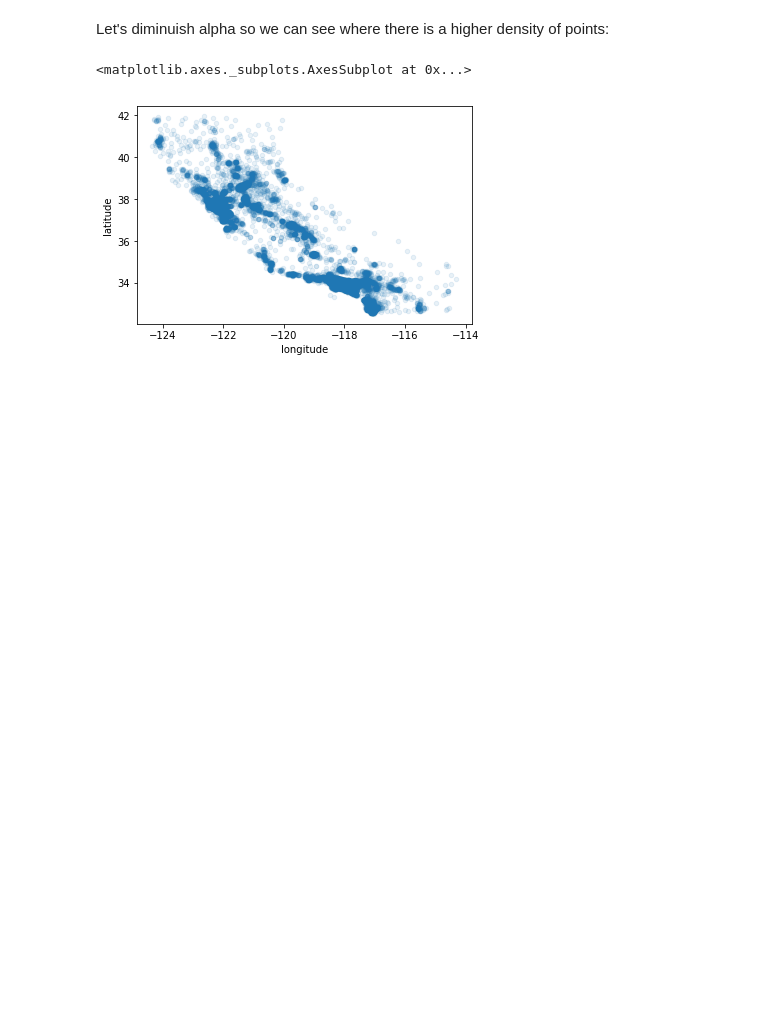
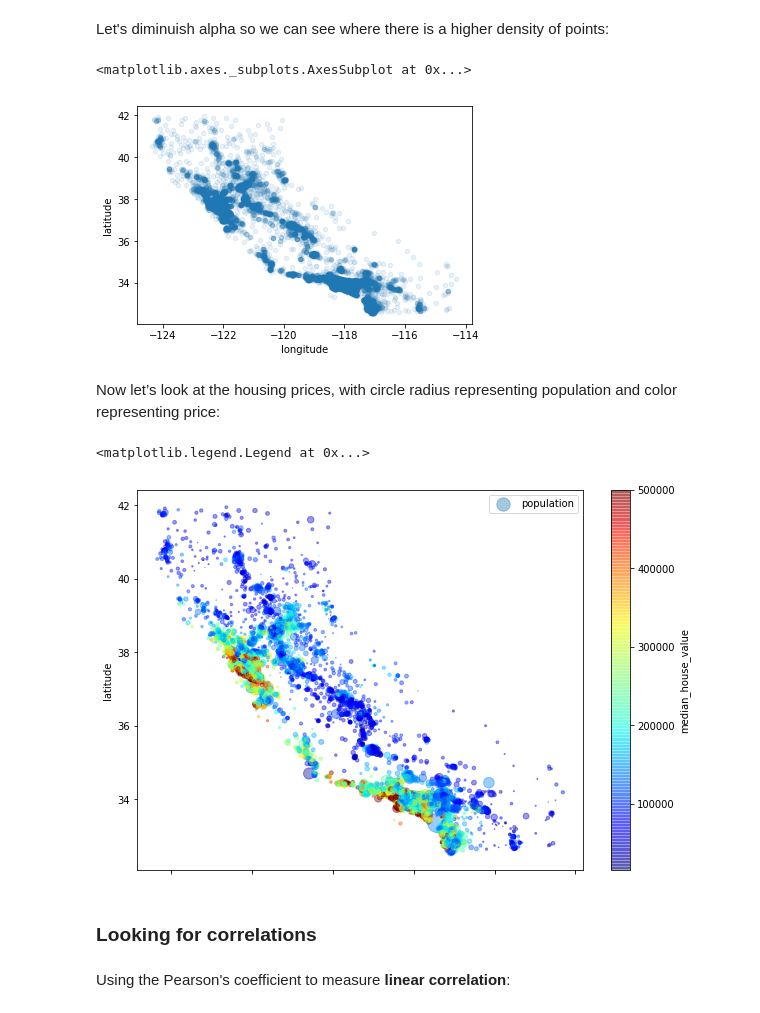
Before and after one commit to giuseppebaldini/ml-scikit-keras-tensorflow, a Jupyter notebook: 02.Machine_Learning_Project.ipynb, the cells around one changed output. Drawn from its saved outputs; the diff is of its cells as text; code cells hidden in the pictures; blank space fills up the shorter version.

```diff
--- a/02.Machine_Learning_Project.ipynb
+++ b/02.Machine_Learning_Project.ipynb
@@ -220,3 +220,18 @@ housing.plot(kind="scatter", x="longitude", y="latitude", alpha=0.1)
 # %% [output]
 <matplotlib.axes._subplots.AxesSubplot at 0x...>
 [figure]
+# %% [markdown]
+Now let’s look at the housing prices, with circle radius representing population and color representing price:
+# %%
+housing.plot(kind="scatter", x="longitude", y="latitude", alpha=0.4,
+    s=housing["population"]/100, label="population", figsize=(10,7),
+    c="median_house_value", cmap=plt.get_cmap("jet"), colorbar=True,
+)
+plt.legend()
+# %% [output]
+<matplotlib.legend.Legend at 0x...>
+[figure, added]
+# %% [markdown]
+### Looking for correlations
+# %% [markdown]
+Using the Pearson's coefficient to measure **linear correlation**:
```
Also changed, not shown: parts of 14 cells of this notebook.
